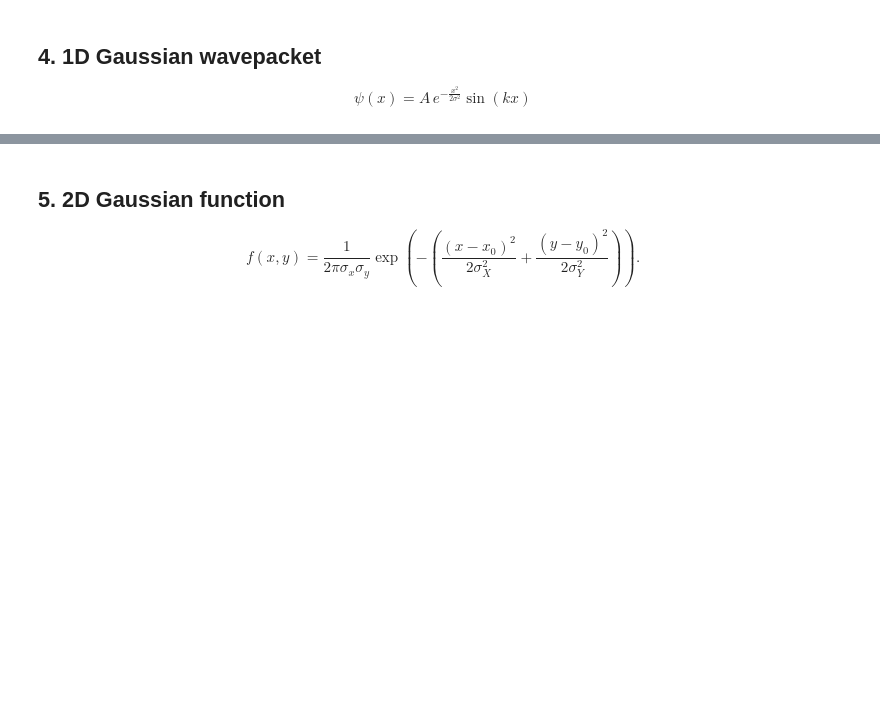
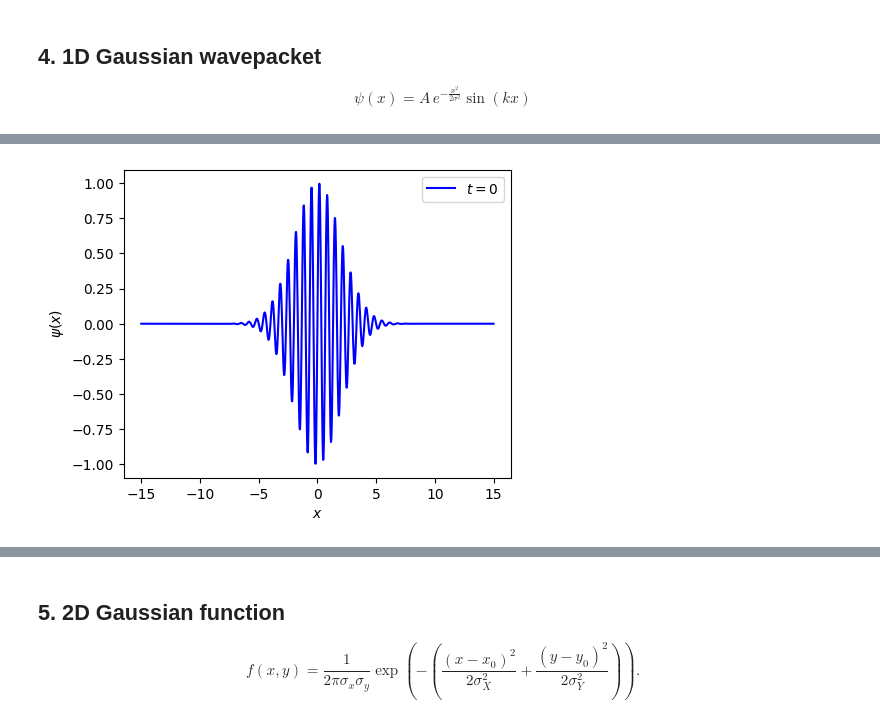
Before and after one commit to wbandabarragan/quantum-mechanics-1, a Jupyter notebook: python-resources/python_for_QM04.ipynb, the cells around one changed output, grey strips where cells are left out. Cells and saved outputs as stored; diff of their text form; code cells hidden in the pictures; blank space fills up the shorter version.

```diff
--- a/python-resources/python_for_QM04.ipynb
+++ b/python-resources/python_for_QM04.ipynb
@@ -220,0 +238,37 @@ $$\psi(x) = A\,e^{-\frac{x^2}{2\sigma^2}}\sin(kx)$$
+# %%
+# Define a wave packet function
+def wave_packet(x, A, s, k):
+  """
+  Function to create a wave packet.
+  Inputs: A, k, s -> parameters, x -> vector
+  Output: psi_x -> wave packet
+  """
+  psi_x = A*np.exp(-x**2/(2*s**2))*np.sin(k*x)
+
+  return psi_x
+# %%
+# Vector for x
+x = np.linspace(-15., 15., 1000)
+
+# Define the parameters:
+A = 1.
+s = 2.
+k = 3.*np.pi
+
+# Get the y vector
+y = wave_packet(x, A, s, k)
+# %%
+# Plotting
+
+plt.figure(figsize=(5,4))
+
+plt.plot(x, y, color = "blue", label = r"$t=0$")
+
+plt.xlabel(r"$x$")
+plt.ylabel(r"$\psi(x)$")
+
+plt.legend()
+
+plt.show()
+# %% [output]
+[figure, added]
```
Also changed, not shown: parts of 10 cells of this notebook.
